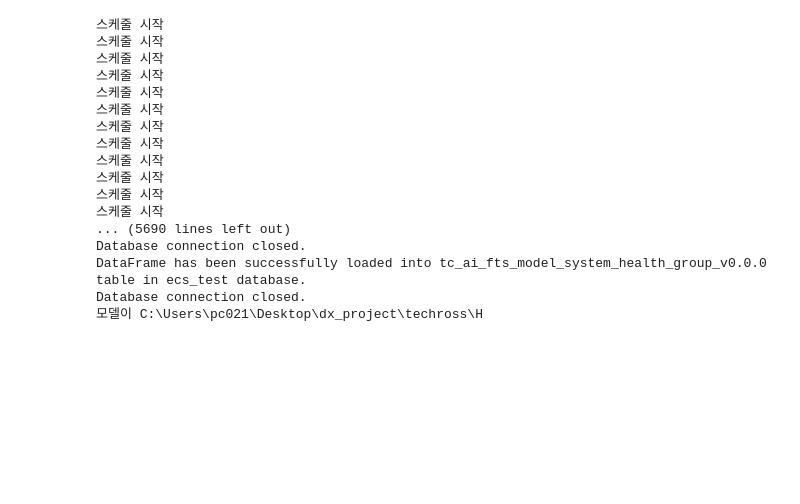
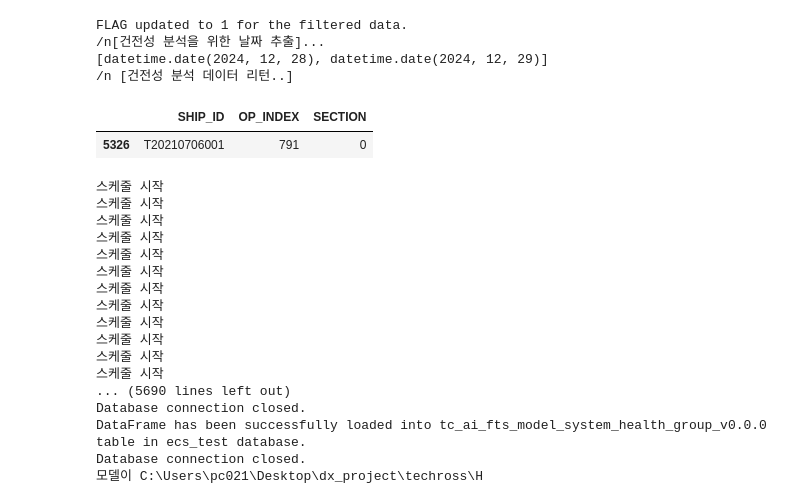
Before and after one commit to SignlabProcedureAI/Techross, a Jupyter notebook: HealthPipeline/scripts/main.ipynb, the cells around one changed output. Drawn from its saved outputs; the diff is of its cells as text; code cells hidden in the pictures; blank space fills up the shorter version.

```diff
--- a/HealthPipeline/scripts/main.ipynb
+++ b/HealthPipeline/scripts/main.ipynb
@@ -58,6 +58,20 @@ def get_latest_date_on_schedule():
     grouped_index = grouped_data.index
 
     return grouped_index, fetched_data
+# %%
+grouped_index, fetched_data = get_latest_date_on_schedule()
+# %% [output]
+FLAG updated to 1 for the filtered data.
+/n[건전성 분석을 위한 날짜 추출]...
+[datetime.date(2024, 12, 28), datetime.date(2024, 12, 29)]
+/n [건전성 분석 데이터 리턴..]
+# %%
+datas = pd.DataFrame(index = grouped_index).reset_index()
+
+datas[(datas['SHIP_ID']=='T20210706001') & (datas['OP_INDEX']==791) & (datas['SECTION']==0)]
+# %% [output]
+|  | SHIP_ID | OP_INDEX | SECTION |
+| 5326 | T20210706001 | 791 | 0 |
 # %%
 def schedule_health_assessment():
 
```
Also changed, not shown: parts of 1 cell of this notebook, 48 other files.
